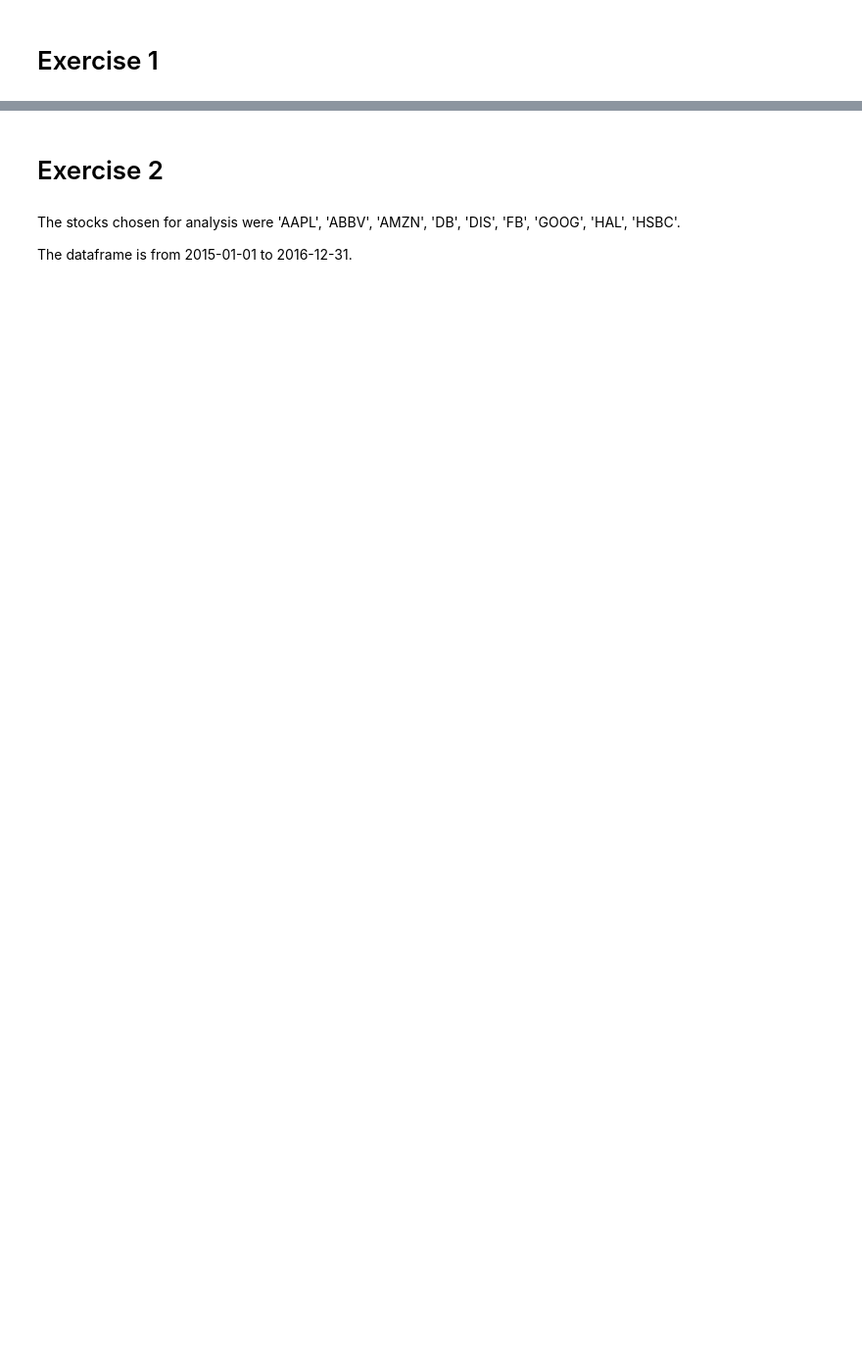
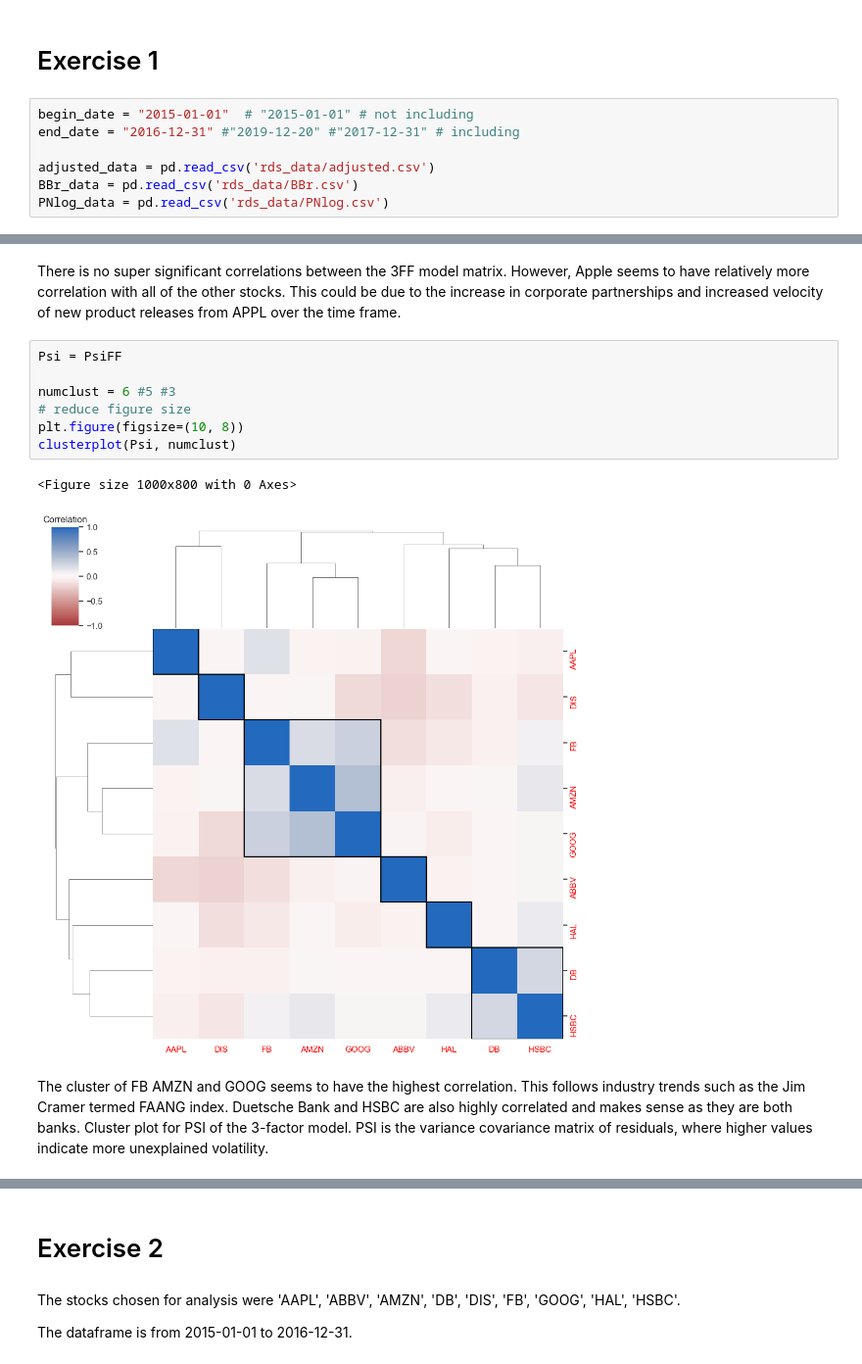
Before and after one commit to ruimaciell/2nd_homework_ml, a Jupyter notebook: HW2_2_rui.ipynb, the cells around one changed output, grey strips where cells are left out. Shown at 98% size. Saved outputs shown, nothing was run; the diff lists cells and outputs as text; blank space fills up the shorter version.

```diff
--- a/HW2_2_rui.ipynb
+++ b/HW2_2_rui.ipynb
@@ -21,2 +84,9 @@ seed = 4
 # %% [markdown]
 # Exercise 1
+# %%
+begin_date = "2015-01-01"  # "2015-01-01" # not including
+end_date = "2016-12-31" #"2019-12-20" #"2017-12-31" # including
+
+adjusted_data = pd.read_csv('rds_data/adjusted.csv')
+BBr_data = pd.read_csv('rds_data/BBr.csv')
+PNlog_data = pd.read_csv('rds_data/PNlog.csv')
@@ -22,0 +199,14 @@ seed = 4
+# %% [markdown]
+There is no super significant correlations between the 3FF model matrix. However, Apple seems to have relatively more correlation with all of the other stocks. This could be due to the increase in corporate partnerships and increased velocity of new product releases from APPL over the time frame.
+# %%
+Psi = PsiFF
+
+numclust = 6 #5 #3
+# reduce figure size
+plt.figure(figsize=(10, 8))
+clusterplot(Psi, numclust)
+# %% [output]
+<Figure size 1000x800 with 0 Axes>
+[figure, added]
+# %% [markdown]
+The cluster of FB AMZN and GOOG seems to have the highest correlation. This follows industry trends such as the Jim Cramer termed FAANG index. Duetsche Bank and HSBC are also highly correlated and makes sense as they are both banks. Cluster plot for PSI of the 3-factor model. PSI is the variance covariance matrix of residuals, where higher values indicate more unexplained volatility.
```
Also changed, not shown: parts of 44 cells of this notebook, 1 other file.
